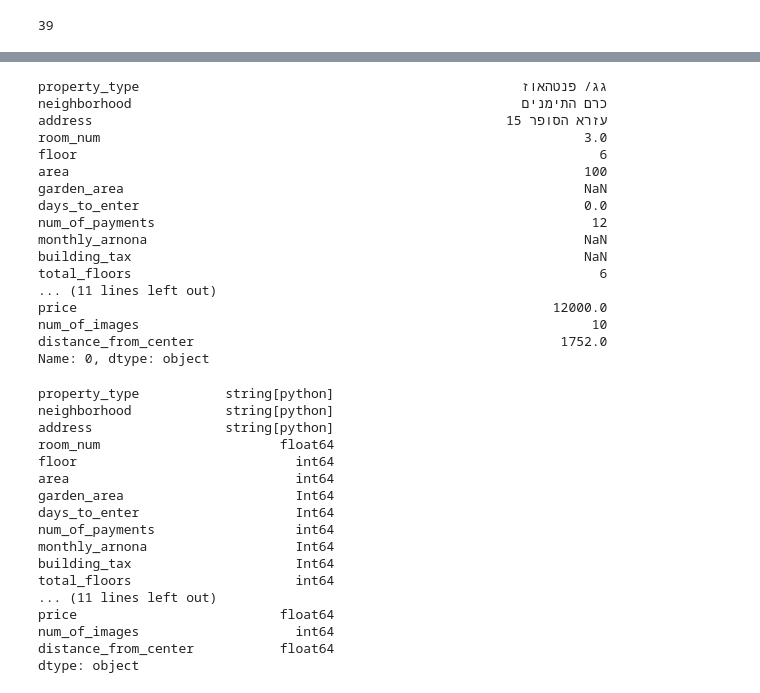
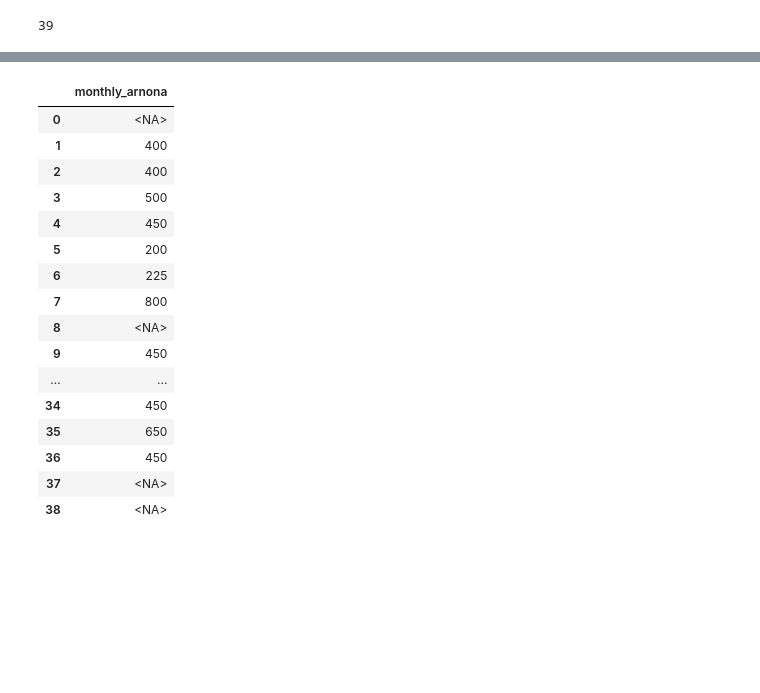
Before and after one commit to TalElrom/Collecting-Data-Project, a Jupyter notebook: project_part_1.ipynb, the cells around one changed output, grey strips where cells are left out. Saved outputs shown, nothing was run; the diff lists cells and outputs as text; code cells hidden in the pictures; blank space fills up the shorter version.

```diff
--- a/project_part_1.ipynb
+++ b/project_part_1.ipynb
@@ -99,7 +98,6 @@ def get_property_details(property_link):
 
         soup = BeautifulSoup(response.content, 'html.parser')
 
-        # Find the table with property information
         table = soup.find('table', class_='table table-sm mb-4')
         floor = None
         total_floors = None
@@ -156,6 +154,10 @@ def get_property_details(property_link):
                     elif label == 'ועד בית בחודש':
                         details['building_tax'] = int(value)
 
+            if not address and 'neighborhood' in details:
+                address = details['neighborhood']
+                details['address'] = address
+
             desc = soup.find('p', class_='text-word-break')
             if desc:
                 details['description'] = str(desc.get_text(strip=True))
@@ -199,7 +201,7 @@ def get_property_details(property_link):
             photo_count = 0
             for slide in photo_slides:
                 a_tag = slide.find('a', href=True)
-                if a_tag and 'img3.ad.co.il/NadlanRentImages' in a_tag['href']:
+                if a_tag and 'NadlanRentImages' in a_tag['href']:
                     photo_count += 1
             details['num_of_images'] = photo_count
             full_address = f"{address}, תל אביב"
@@ -286,52 +267,32 @@ df
-# %%
-print(df.iloc[0])
-# %% [output]
-property_type                                                 גג/ פנטהאוז
-neighborhood                                                  כרם התימנים
-address                                                     עזרא הסופר 15
-room_num                                                              3.0
-floor                                                                   6
-area                                                                  100
-garden_area                                                           NaN
-days_to_enter                                                         0.0
-num_of_payments                                                        12
-monthly_arnona                                                        NaN
-building_tax                                                          NaN
-total_floors                                                            6
-... (11 lines left out)
-price                                                             12000.0
-num_of_images                                                          10
-distance_from_center                                               1752.0
-Name: 0, dtype: object
 # %%
 df['property_type'] = df['property_type'].astype('string')
 df['neighborhood'] = df['neighborhood'].astype('string')
 df['address'] = df['address'].astype('string')
 df['description'] = df['description'].astype('string')
 # %%
-df['garden_area'] = df['garden_area'].astype('Int64')
-df['days_to_enter'] = df['days_to_enter'].astype('Int64') ###לא ידוע אם בעייתי להמיר את זה ל0
+df['garden_area'] = df['garden_area'].fillna(0).astype(int)
+df['days_to_enter'] = df['days_to_enter'].astype('Int64')
 df['monthly_arnona'] = df['monthly_arnona'].astype('Int64')
 df['building_tax'] = df['building_tax'].astype('Int64')
-# %%
-print(df.dtypes)
-# %% [output]
-property_type           string[python]
-neighborhood            string[python]
-address                 string[python]
-room_num                       float64
-floor                            int64
-area                             int64
-garden_area                      Int64
-days_to_enter                    Int64
-num_of_payments                  int64
-monthly_arnona                   Int64
-building_tax                     Int64
-total_floors                     int64
-... (11 lines left out)
-price                          float64
-num_of_images                    int64
-distance_from_center           float64
-dtype: object
 # %%
 df.to_csv("ProjectPart1.csv", index=False, encoding='utf-8-sig')
+# %%
+df[['monthly_arnona']]
+# %% [output]
+|  | monthly_arnona |
+| 0 | <NA> |
+| 1 | 400 |
+| 2 | 400 |
+| 3 | 500 |
+| 4 | 450 |
+| 5 | 200 |
+| 6 | 225 |
+| 7 | 800 |
+| 8 | <NA> |
+| 9 | 450 |
+| ... | ... |
+| 34 | 450 |
+| 35 | 650 |
+| 36 | 450 |
+| 37 | <NA> |
+| 38 | <NA> |
```
Also changed, not shown: parts of 6 cells of this notebook, 1 other file.
